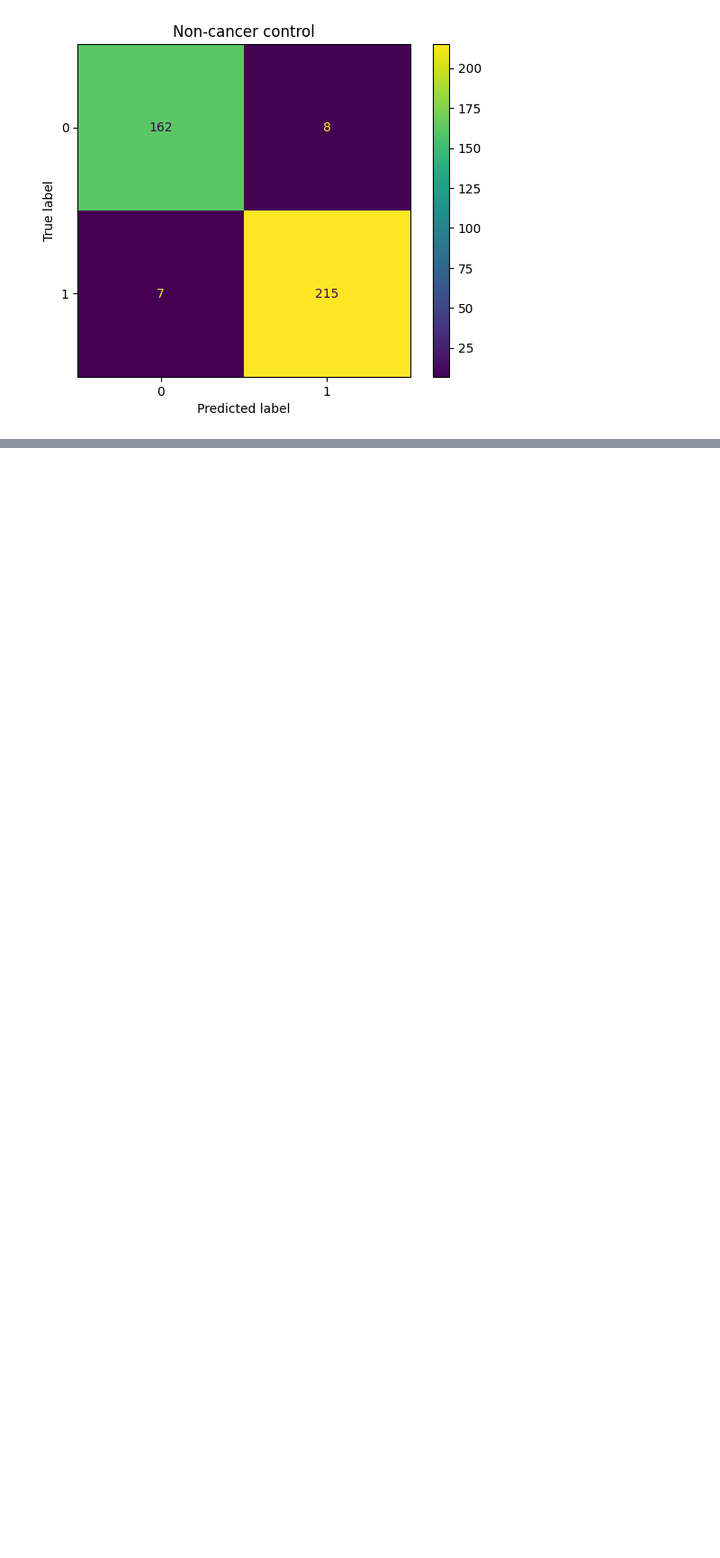
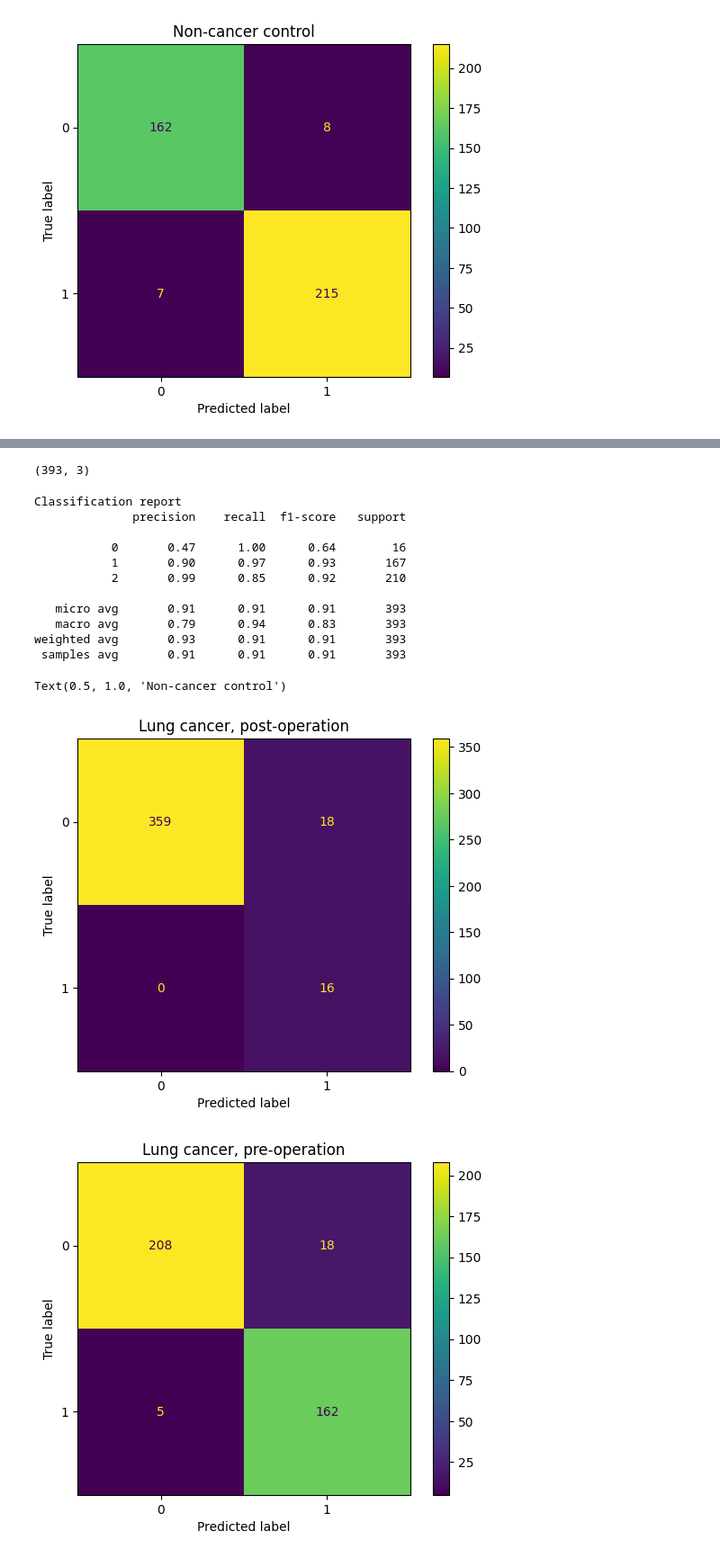
Before and after one commit to HabilAmardias/Lung-Cancer-Classification-Gene-Expression, a Jupyter notebook: main.ipynb, the cells around one changed output, grey strips where cells are left out. Shown: that part at 90% size. Drawn from its saved outputs; the diff is of its cells as text; code cells hidden in the pictures; blank space fills up the shorter version.

```diff
--- a/main.ipynb
+++ b/main.ipynb
@@ -414,0 +553,2 @@ accuracy_score(y_valid,y_pred_val)
+# %%
+grid_search_svc.fit(x_train_scaled,LB.inverse_transform(y_train))
@@ -414,0 +567,4 @@ accuracy_score(y_valid,y_pred_val)
+# %%
+svc1=SVC(C=1,degree=3,kernel='poly',random_state=42,gamma='scale')
+# %%
+svc1.fit(x_train_scaled,LB.inverse_transform(y_train))
@@ -414,0 +579,34 @@ accuracy_score(y_valid,y_pred_val)
+# %%
+y_pred_test=svc1.predict(x_test_preprocessed)
+y_pred_test=LB.transform(y_pred_test)
+y_pred_test.shape
+# %% [output]
+(393, 3)
+# %%
+cm_test=multilabel_confusion_matrix(y_test,y_pred_test)
+t1=ConfusionMatrixDisplay(cm_test[0])
+t2=ConfusionMatrixDisplay(cm_test[1])
+t3=ConfusionMatrixDisplay(cm_test[2])
+print("\nClassification report")
+print(classification_report(y_test, y_pred_test))
+t1.plot()
+t1.ax_.set_title('Lung cancer, post-operation')
+t2.plot()
+t2.ax_.set_title('Lung cancer, pre-operation')
+t3.plot()
+t3.ax_.set_title('Non-cancer control')
+# %% [output]
+Classification report
+              precision    recall  f1-score   support
+
+           0       0.47      1.00      0.64        16
+           1       0.90      0.97      0.93       167
+           2       0.99      0.85      0.92       210
+
+   micro avg       0.91      0.91      0.91       393
+   macro avg       0.79      0.94      0.83       393
+weighted avg       0.93      0.91      0.91       393
+ samples avg       0.91      0.91      0.91       393
+Text(0.5, 1.0, 'Non-cancer control')
+[figure, added]
+[figure, added]
```
Also changed, not shown: parts of 37 cells of this notebook.
